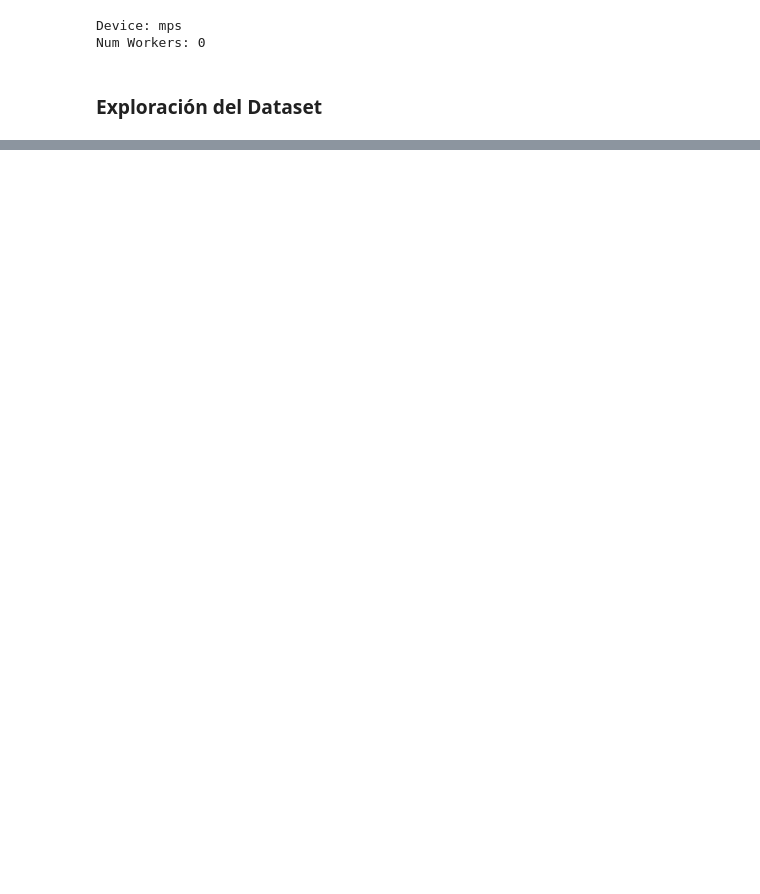
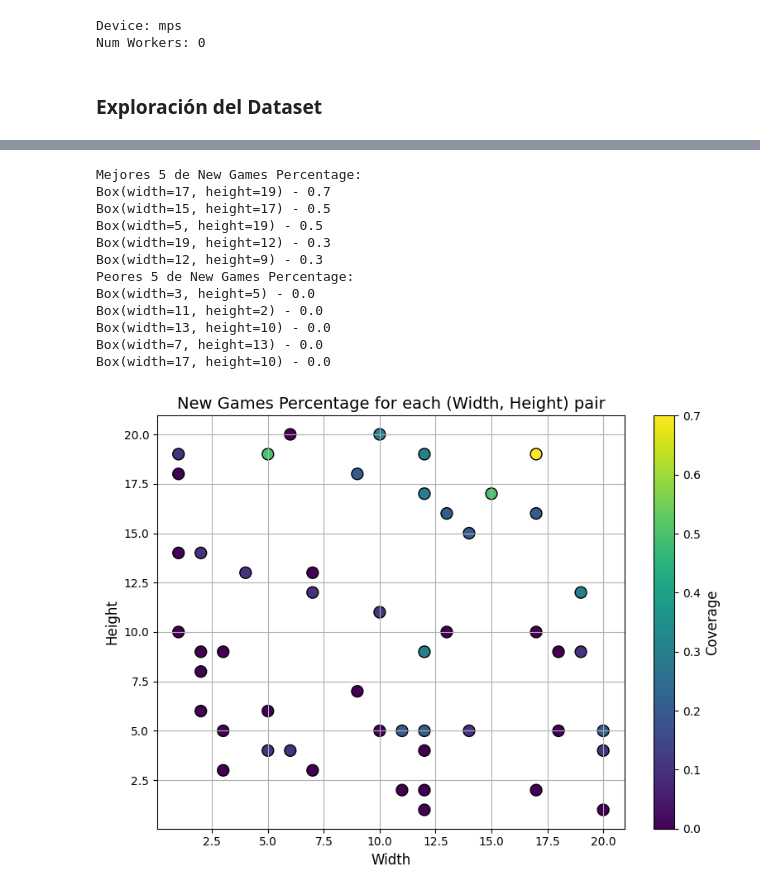
Before and after one commit to smith2310/AIGenerativa, a Jupyter notebook: main.ipynb, the cells around one changed output, grey strips where cells are left out. Drawn from its saved outputs; the diff is of its cells as text; code cells hidden in the pictures; blank space fills up the shorter version.

```diff
--- a/main.ipynb
+++ b/main.ipynb
@@ -470,0 +459,16 @@ BinPackingGame(container=Box(width=10, height=8), boxes=[Box(width=10, height=3)
+# %%
+analyze_metric(results, lambda r: r.new_games_percentage, 'New Games Percentage')
+# %% [output]
+Mejores 5 de New Games Percentage:
+Box(width=17, height=19) - 0.7
+Box(width=15, height=17) - 0.5
+Box(width=5, height=19) - 0.5
+Box(width=19, height=12) - 0.3
+Box(width=12, height=9) - 0.3
+Peores 5 de New Games Percentage:
+Box(width=3, height=5) - 0.0
+Box(width=11, height=2) - 0.0
+Box(width=13, height=10) - 0.0
+Box(width=7, height=13) - 0.0
+Box(width=17, height=10) - 0.0
+[figure, added]
```
Also changed, not shown: parts of 14 cells of this notebook, 3 other files.
